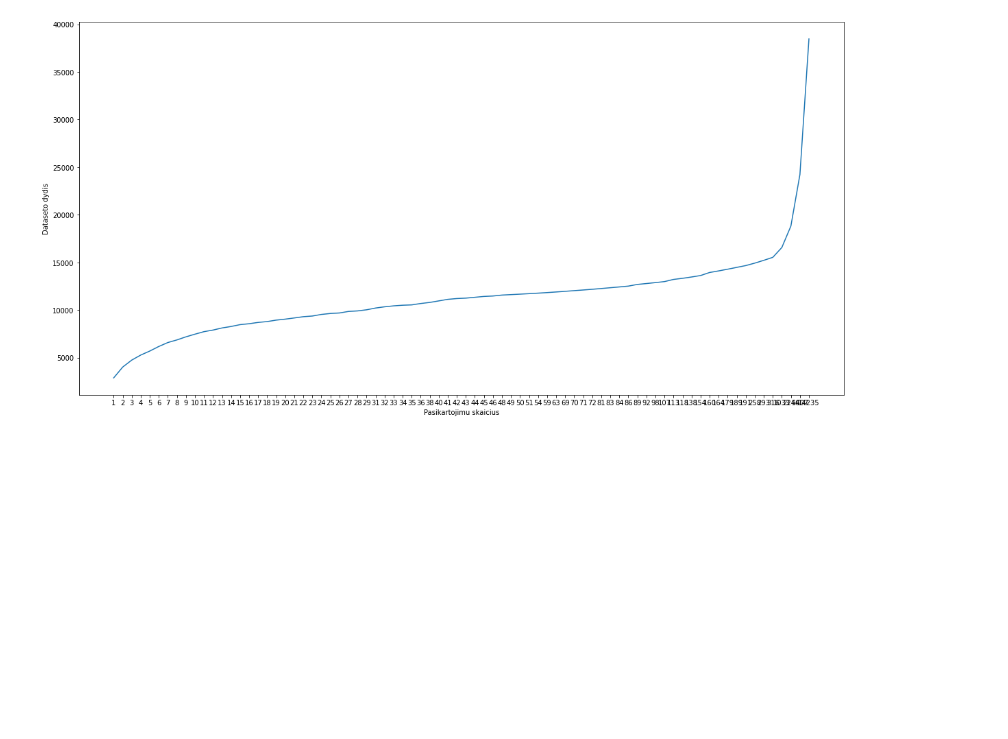
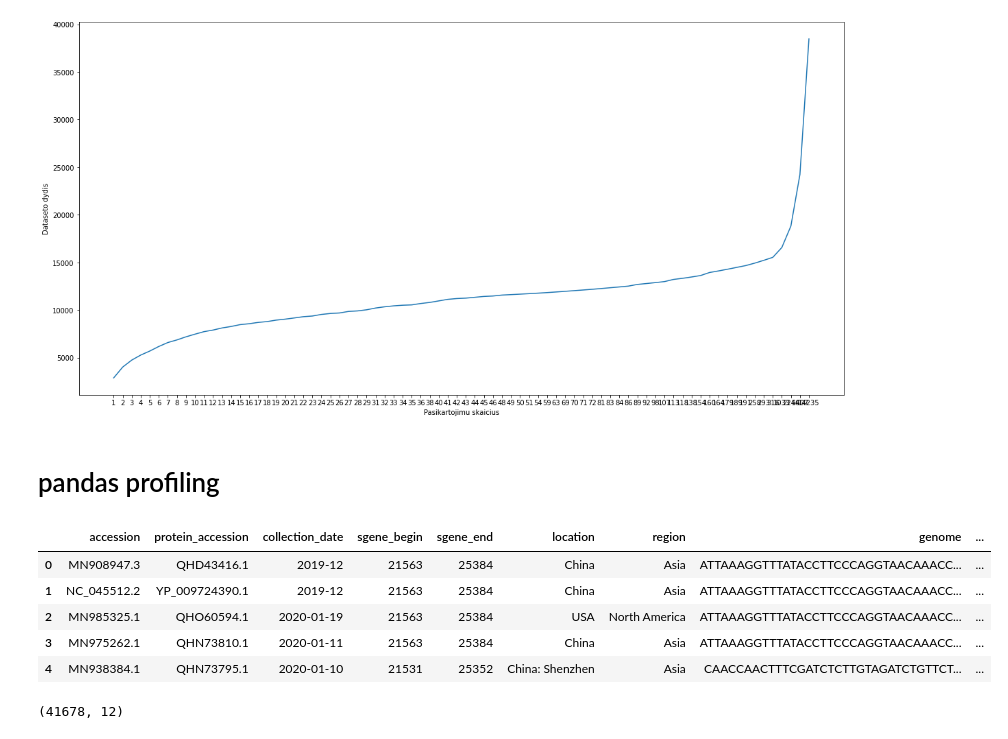
Before and after one commit to Covid-genetikai/datasets, a Jupyter notebook: ncbi/0-ncbi-eda.ipynb, the cells around one changed output. Saved outputs shown, nothing was run; the diff lists cells and outputs as text; code cells hidden in the pictures; blank space fills up the shorter version.

Commit message:
pandas profiling

```diff
--- a/ncbi/0-ncbi-eda.ipynb
+++ b/ncbi/0-ncbi-eda.ipynb
@@ -137,3 +137,5 @@ plt.plot(x, cy)
 plt.show()
 # %% [output]
 [figure]
+# %% [markdown]
+# pandas profiling
@@ -139,0 +144,14 @@ plt.show()
+# %%
+df.head()
+# %% [output]
+|  | accession | protein_accession | collection_date | sgene_begin | sgene_end | location | region | genome | ... |
+| 0 | MN908947.3 | QHD43416.1 | 2019-12 | 21563 | 25384 | China | Asia | ATTAAAGGTTTATACCTTCCCAGGTAACAAACC... | ... |
+| 1 | NC_045512.2 | YP_009724390.1 | 2019-12 | 21563 | 25384 | China | Asia | ATTAAAGGTTTATACCTTCCCAGGTAACAAACC... | ... |
+| 2 | MN985325.1 | QHO60594.1 | 2020-01-19 | 21563 | 25384 | USA | North America | ATTAAAGGTTTATACCTTCCCAGGTAACAAACC... | ... |
+| 3 | MN975262.1 | QHN73810.1 | 2020-01-11 | 21563 | 25384 | China | Asia | ATTAAAGGTTTATACCTTCCCAGGTAACAAACC... | ... |
+| 4 | MN938384.1 | QHN73795.1 | 2020-01-10 | 21531 | 25352 | China: Shenzhen | Asia | CAACCAACTTTCGATCTCTTGTAGATCTGTTCT... | ... |
+# %%
+df_profiling = df[['accession', 'collection_date', 'location', 'region', 'sgene_nucleotide']].copy()
+df.shape
+# %% [output]
+(41678, 12)
```
Also changed, not shown: parts of 5 cells of this notebook, 1 other file.
